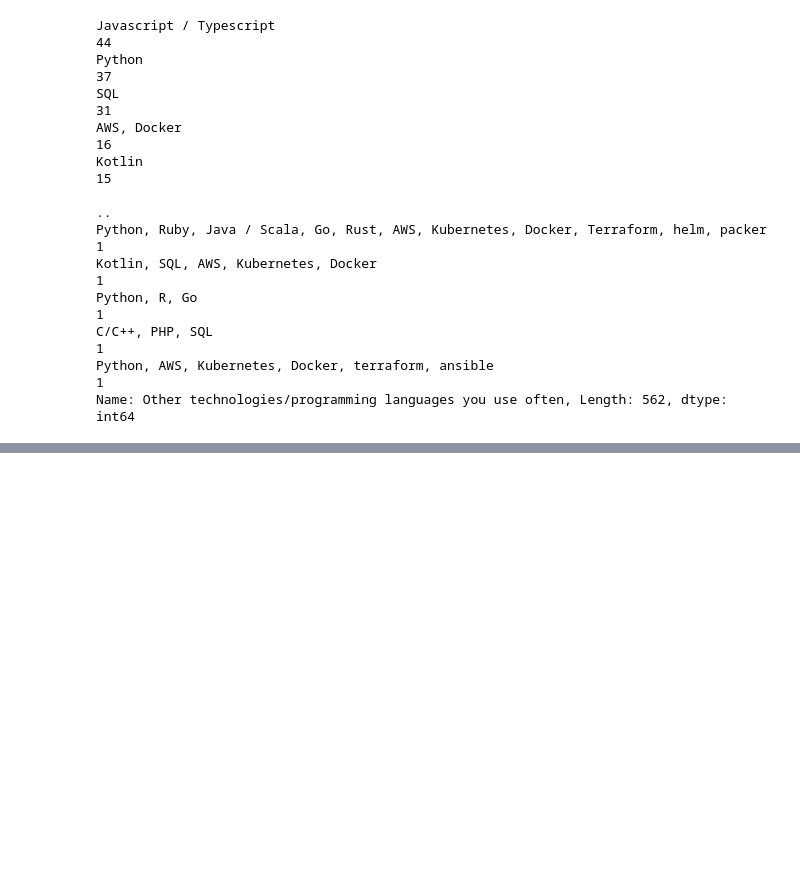
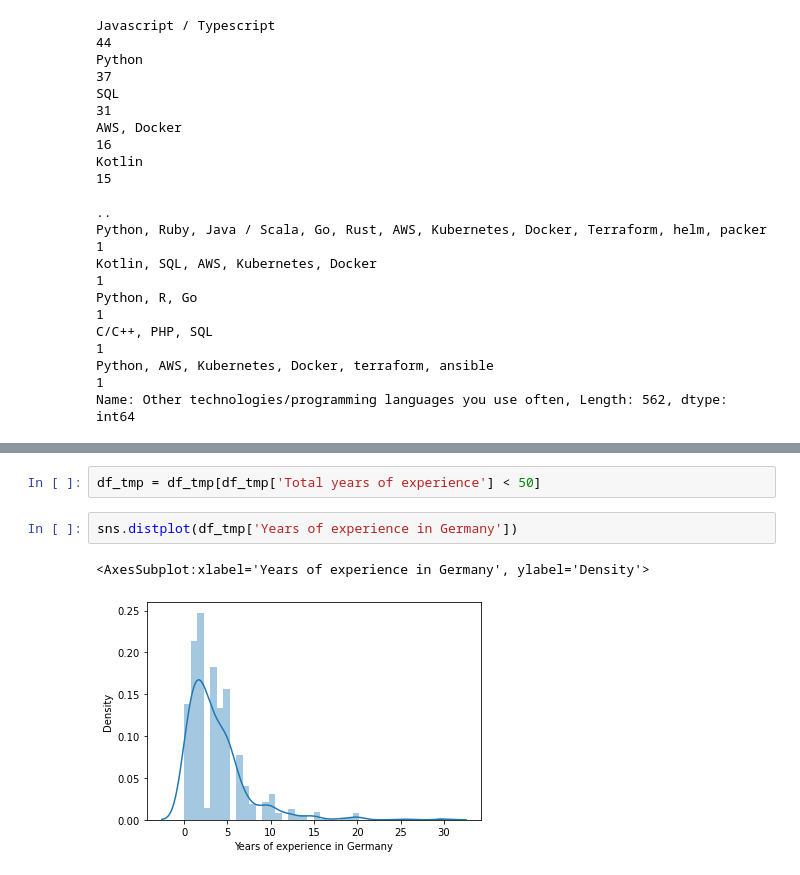
Before and after one commit to rodsunio/ItML_Asn_2_Students, a Jupyter notebook: assignment_2_start.ipynb, the cells around one changed output, grey strips where cells are left out. Saved outputs shown, nothing was run; the diff lists cells and outputs as text; blank space fills up the shorter version.

```diff
--- a/assignment_2_start.ipynb
+++ b/assignment_2_start.ipynb
@@ -124,0 +362,7 @@ df.head()
+# %%
+df_tmp = df_tmp[df_tmp['Total years of experience'] < 50]
+# %%
+sns.distplot(df_tmp['Years of experience in Germany'])
+# %% [output]
+<AxesSubplot:xlabel='Years of experience in Germany', ylabel='Density'>
+[figure, added]
```
Also changed, not shown: parts of 48 cells of this notebook.
